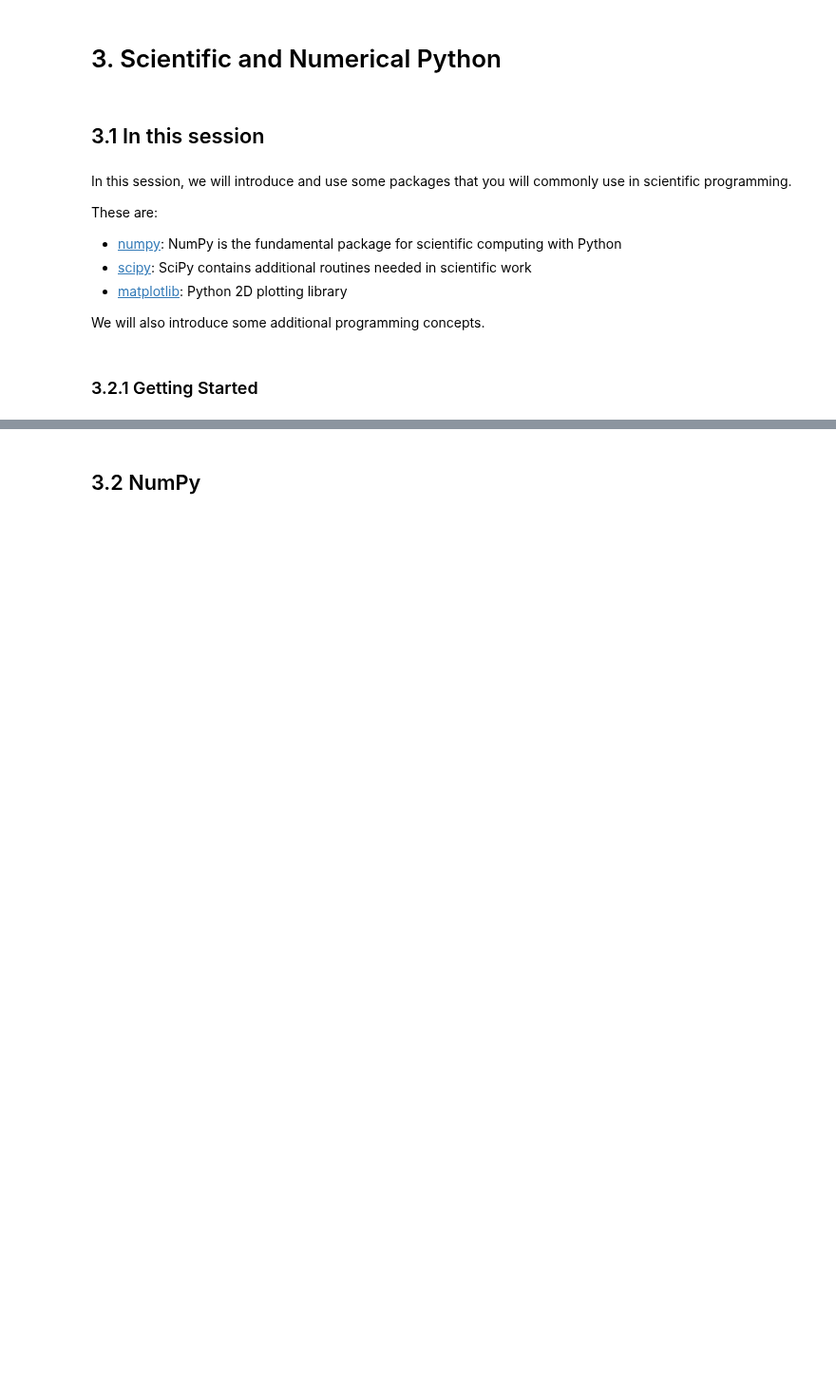
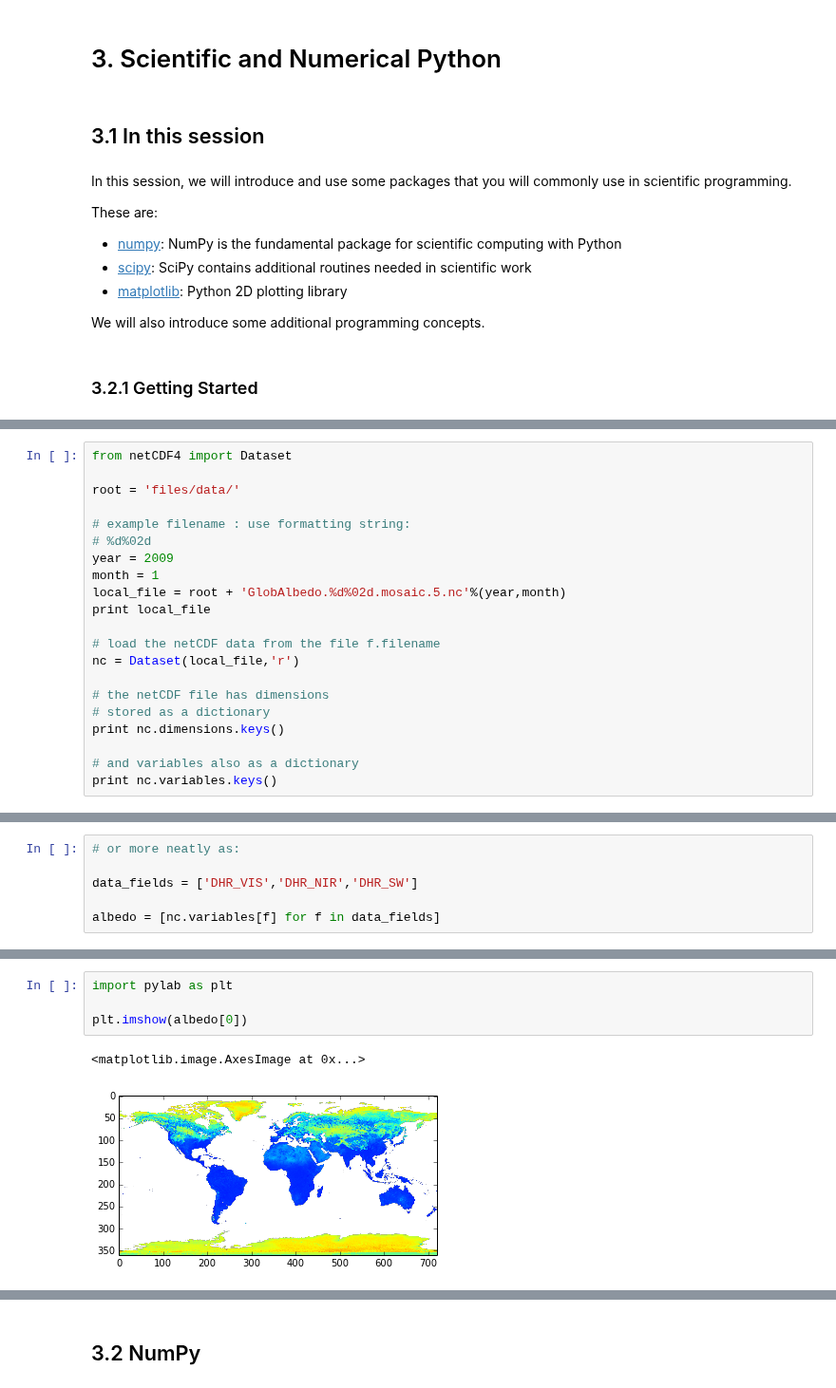
Before and after one commit to profLewis/geogg122, a Jupyter notebook: Chapter3_Scientific_Numerical_Python/Scientific_Numerical_Python.ipynb, the cells around one changed output, grey strips where cells are left out. Shown at 95% size. Cells and saved outputs as stored; diff of their text form; blank space fills up the shorter version.

Commit message:
pylab & globalbedo stuff

```diff
--- a/Chapter3_Scientific_Numerical_Python/Scientific_Numerical_Python.ipynb
+++ b/Chapter3_Scientific_Numerical_Python/Scientific_Numerical_Python.ipynb
@@ -48,0 +92,21 @@ http://www.globalbedo.org/GlobAlbedo78/mosaics/2011/0.5/monthly/GlobAlbedo.20110
+# %%
+from netCDF4 import Dataset
+
+root = 'files/data/'
+
+# example filename : use formatting string:
+# %d%02d
+year = 2009
+month = 1
+local_file = root + 'GlobAlbedo.%d%02d.mosaic.5.nc'%(year,month)
+print local_file
+
+# load the netCDF data from the file f.filename
+nc = Dataset(local_file,'r')
+
+# the netCDF file has dimensions
+# stored as a dictionary
+print nc.dimensions.keys()
+
+# and variables also as a dictionary
+print nc.variables.keys()
@@ -48,0 +122,6 @@ http://www.globalbedo.org/GlobAlbedo78/mosaics/2011/0.5/monthly/GlobAlbedo.20110
+# %%
+# or more neatly as:
+
+data_fields = ['DHR_VIS','DHR_NIR','DHR_SW']
+
+albedo = [nc.variables[f] for f in data_fields]
@@ -48,0 +140,7 @@ http://www.globalbedo.org/GlobAlbedo78/mosaics/2011/0.5/monthly/GlobAlbedo.20110
+# %%
+import pylab as plt
+
+plt.imshow(albedo[0])
+# %% [output]
+<matplotlib.image.AxesImage at 0x...>
+[figure, added]
```
Also changed, not shown: parts of 21 cells of this notebook, 21 other files.
